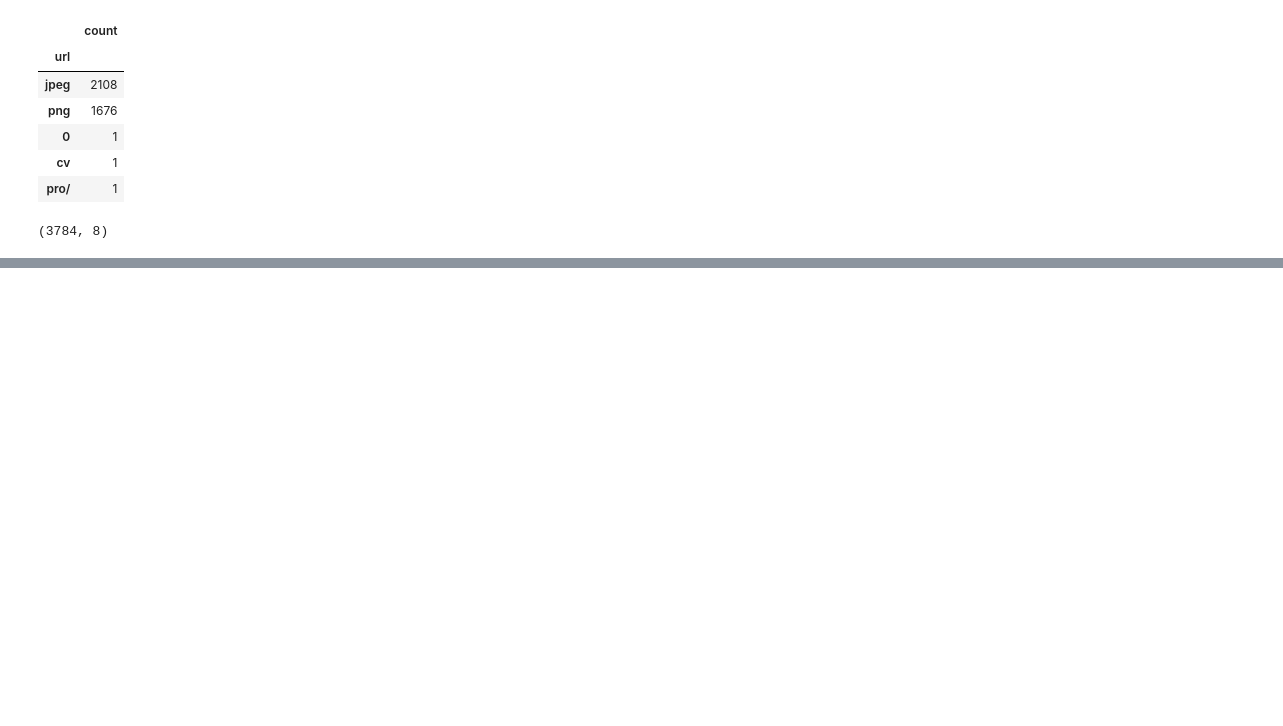
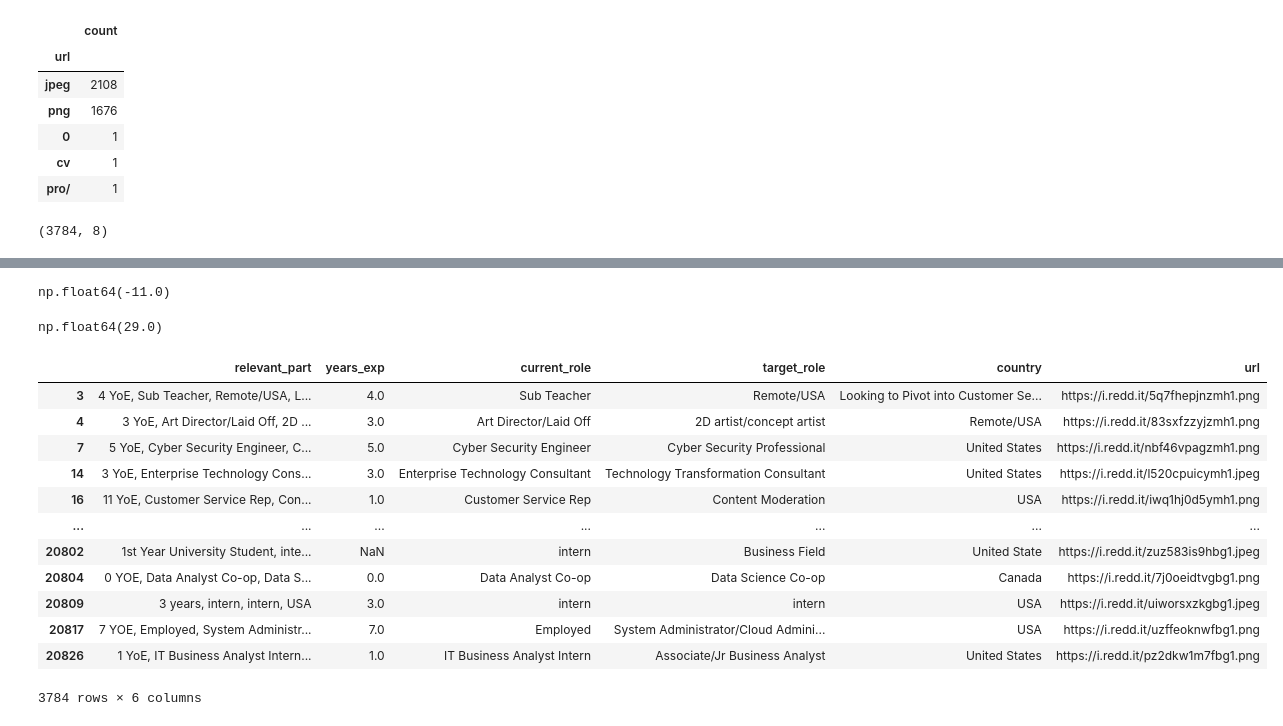
Before and after one commit to saakethk/Reddit-Resumes-Dataset, a Jupyter notebook: explore.ipynb, the cells around one changed output, grey strips where cells are left out. Saved outputs shown, nothing was run; the diff lists cells and outputs as text; code cells hidden in the pictures; blank space fills up the shorter version.

```diff
--- a/explore.ipynb
+++ b/explore.ipynb
@@ -336,0 +261,25 @@ Name: count, Length: 80, dtype: int64
+# %%
+lower_bound
+# %% [output]
+np.float64(-11.0)
+# %%
+upper_bound
+# %% [output]
+np.float64(29.0)
+# %%
+# format of the relevant part: https://www.reddit.com/r/resumes/wiki/index/howtoparticipate/?screen_view_count=1
+extracted[["relevant_part", "years_exp", "current_role", "target_role", "country", "url"]]
+# %% [output]
+|  | relevant_part | years_exp | current_role | target_role | country | url |
+| 3 | 4 YoE, Sub Teacher, Remote/USA, L... | 4.0 | Sub Teacher | Remote/USA | Looking to Pivot into Customer Se... | https://i.redd.it/5q7fhepjnzmh1.png |
+| 4 | 3 YoE, Art Director/Laid Off, 2D ... | 3.0 | Art Director/Laid Off | 2D artist/concept artist | Remote/USA | https://i.redd.it/83sxfzzyjzmh1.png |
+| 7 | 5 YoE, Cyber Security Engineer, C... | 5.0 | Cyber Security Engineer | Cyber Security Professional | United States | https://i.redd.it/nbf46vpagzmh1.png |
+| 14 | 3 YoE, Enterprise Technology Cons... | 3.0 | Enterprise Technology Consultant | Technology Transformation Consultant | United States | https://i.redd.it/l520cpuicymh1.jpeg |
+| 16 | 11 YoE, Customer Service Rep, Con... | 1.0 | Customer Service Rep | Content Moderation | USA | https://i.redd.it/iwq1hj0d5ymh1.png |
+| ... | ... | ... | ... | ... | ... | ... |
+| 20802 | 1st Year University Student, inte... | NaN | intern | Business Field | United State | https://i.redd.it/zuz583is9hbg1.jpeg |
+| 20804 | 0 YOE, Data Analyst Co-op, Data S... | 0.0 | Data Analyst Co-op | Data Science Co-op | Canada | https://i.redd.it/7j0oeidtvgbg1.png |
+| 20809 | 3 years, intern, intern, USA | 3.0 | intern | intern | USA | https://i.redd.it/uiworsxzkgbg1.jpeg |
+| 20817 | 7 YOE, Employed, System Administr... | 7.0 | Employed | System Administrator/Cloud Admini... | USA | https://i.redd.it/uzffeoknwfbg1.png |
+| 20826 | 1 YoE, IT Business Analyst Intern... | 1.0 | IT Business Analyst Intern | Associate/Jr Business Analyst | United States | https://i.redd.it/pz2dkw1m7fbg1.png |
+3784 rows × 6 columns
```
Also changed, not shown: parts of 15 cells of this notebook.
